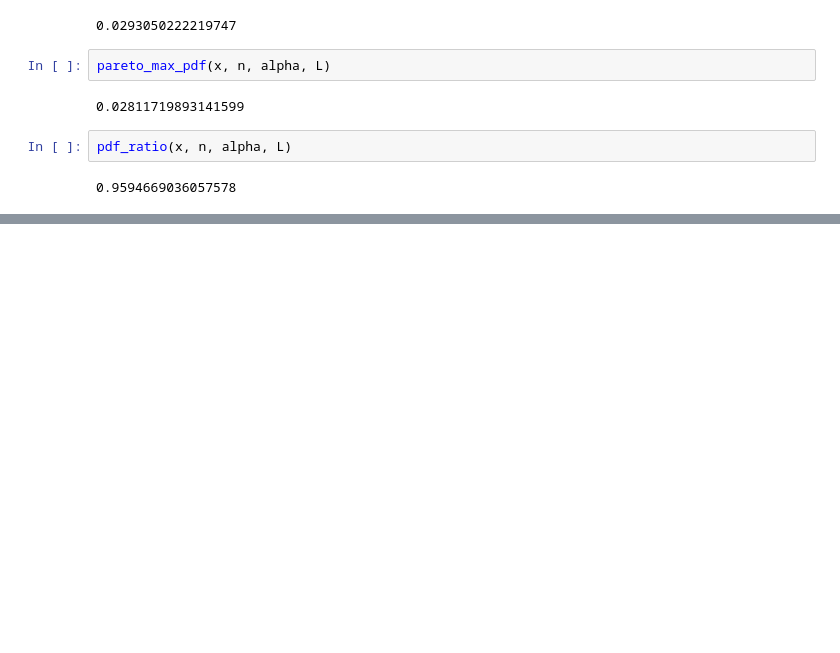
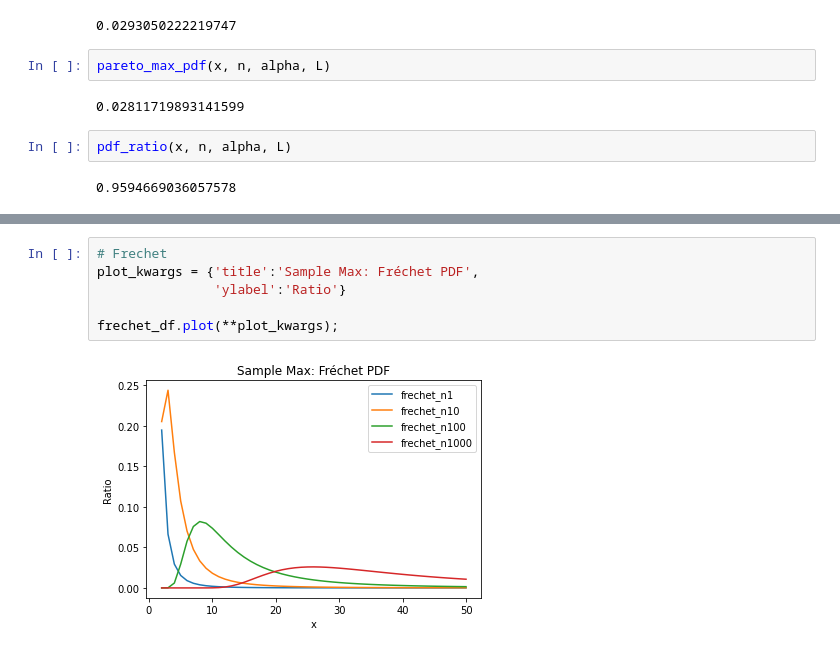
Before and after one commit to FergM/fattails, a Jupyter notebook: notebooks/NB35 - Distribution of the Sample Max.ipynb, the cells around one changed output, grey strips where cells are left out. Cells and saved outputs as stored; diff of their text form; blank space fills up the shorter version.

```diff
--- a/notebooks/NB35 - Distribution of the Sample Max.ipynb
+++ b/notebooks/NB35 - Distribution of the Sample Max.ipynb
@@ -169 +211,9 @@ Plot the ratio of *exact PDF/frechet PDF* for a power law (tail_alpha=2, min=1).
+# %%
+# Frechet
+plot_kwargs = {'title':'Sample Max: Fréchet PDF',
+               'ylabel':'Ratio'}
+
+frechet_df.plot(**plot_kwargs);
+# %% [output]
+[figure, added]
 # %%
```
Also changed, not shown: parts of 13 cells of this notebook.
